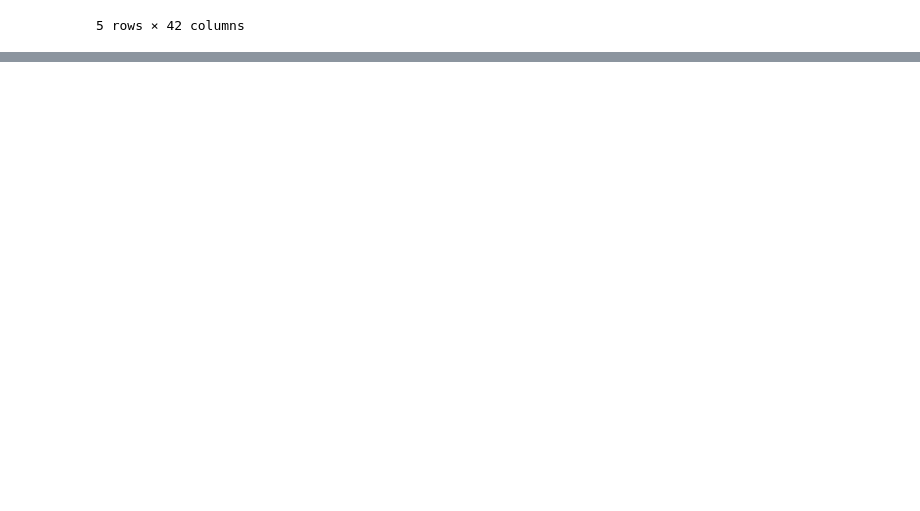
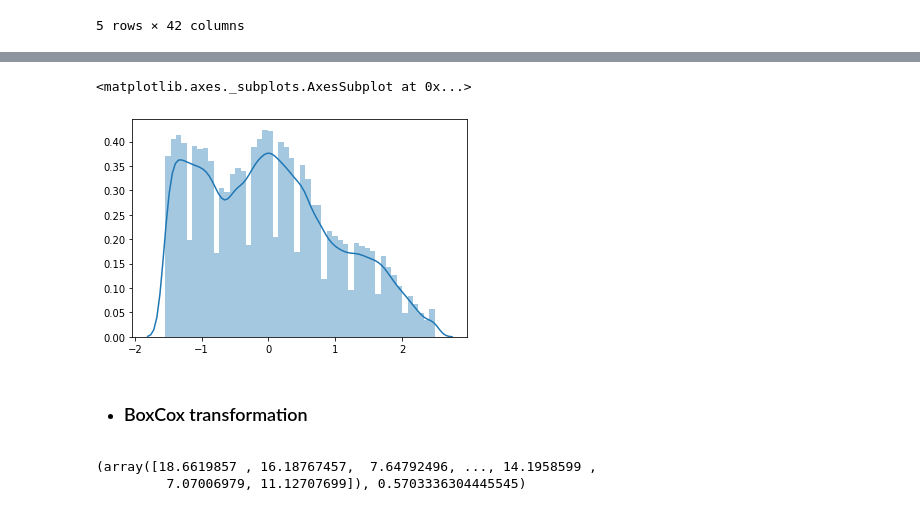
Before and after one commit to tomtang110/RecommendationAlgorithmPractice, a Jupyter notebook: FeatureEnginnering/ContinuousFeature.ipynb, the cells around one changed output, grey strips where cells are left out. Cells and saved outputs as stored; diff of their text form; code cells hidden in the pictures; blank space fills up the shorter version.

```diff
--- a/FeatureEnginnering/ContinuousFeature.ipynb
+++ b/FeatureEnginnering/ContinuousFeature.ipynb
@@ -55,0 +115,9 @@ Name: income_50k, dtype: int64
+# %%
+age_zscore = (train_df.age.values-train_df.age.mean())/train_df.age.std()
+# %%
+sns.distplot(age_zscore)
+# %% [output]
+<matplotlib.axes._subplots.AxesSubplot at 0x...>
+[figure, added]
+# %% [markdown]
+* ### BoxCox transformation
@@ -55,0 +128,5 @@ Name: income_50k, dtype: int64
+# %%
+age_boxcox
+# %% [output]
+(array([18.6619857 , 16.18767457,  7.64792496, ..., 14.1958599 ,
+         7.07006979, 11.12707699]), 0.5703336304445545)
```
Also changed, not shown: parts of 17 cells of this notebook, 1 other file.
